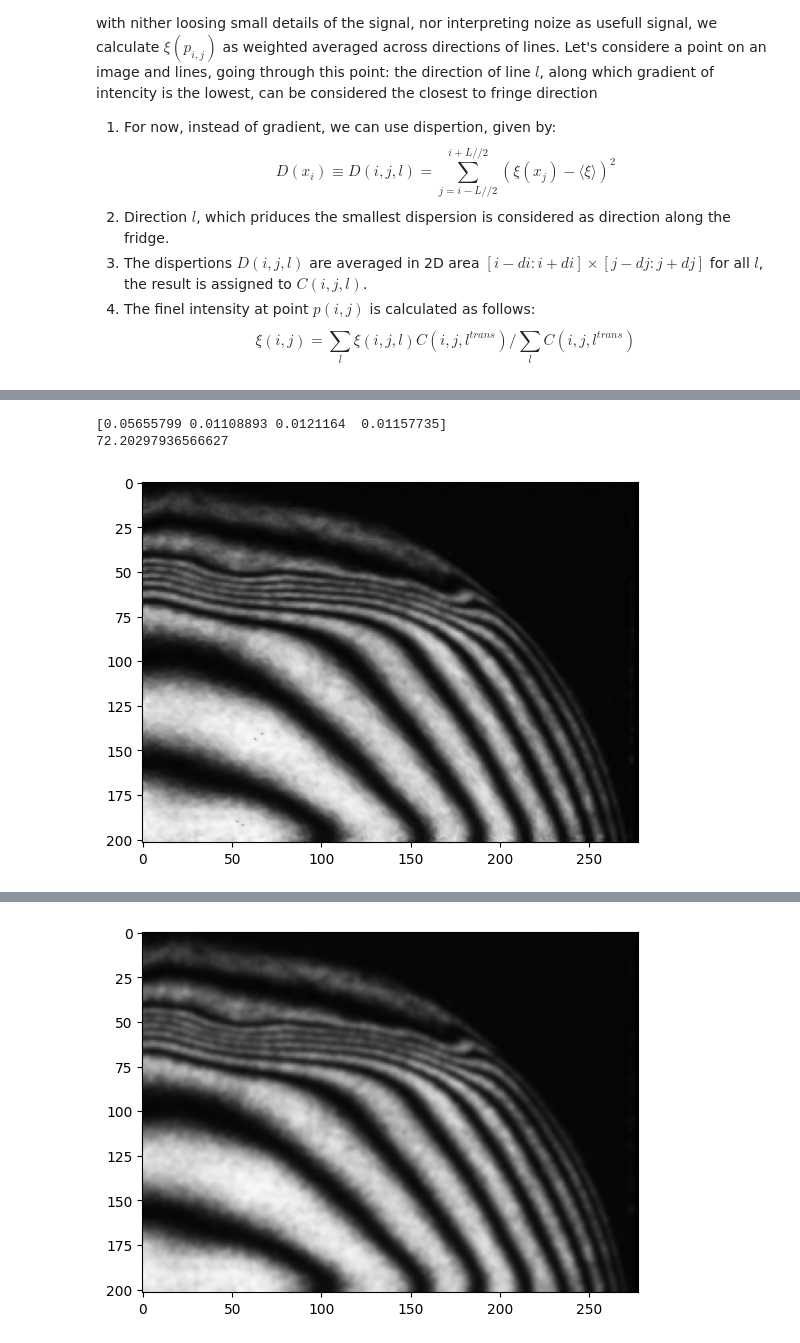
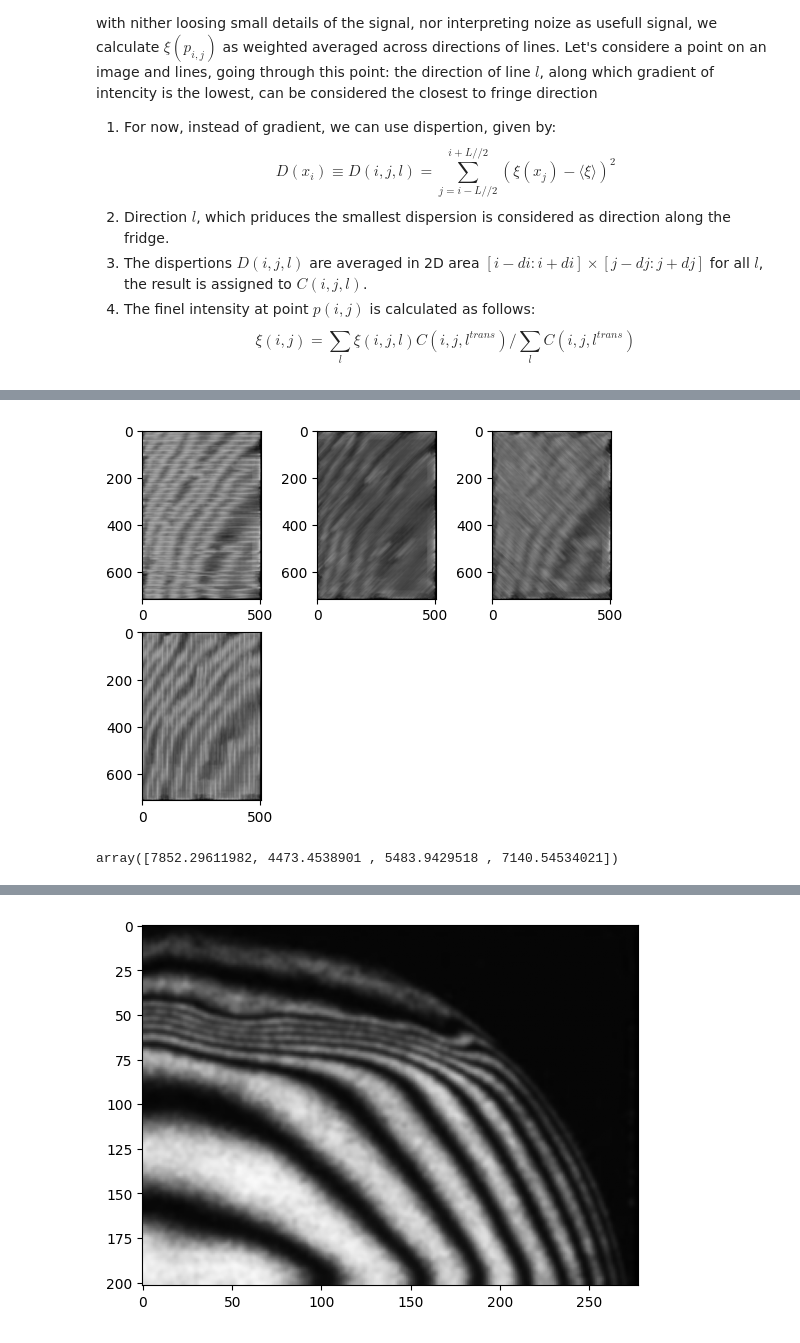
Before and after one commit to annamogo/DiplomaLISF, a Jupyter notebook: fringe_example/Gurov2006.ipynb, the cells around one changed output, grey strips where cells are left out. Drawn from its saved outputs; the diff is of its cells as text; code cells hidden in the pictures.

```diff
--- a/fringe_example/Gurov2006.ipynb
+++ b/fringe_example/Gurov2006.ipynb
@@ -302,13 +241,0 @@ for direction in directions:
-# %%
-img_dir_list = []
-plt.figure()
-
-for i, direction in enumerate(new_directions):
-
-    img_dir = direction.lines_to_img()
-    img_dir_list.append(img_dir)
-    plt.subplot(2,2,i+1)
-    plt.imshow(img_dir, cmap='gray', vmin=0, vmax=255)
-    print("angle {}: {}".format(direction.angle, img_dir[60,50]))
-
-plt.show()
@@ -321,34 +242,17 @@ angle 1.5707963267948966: 68.0
-# %%
-#img_finale = np.sum(np.array(img_c_list[::-1])*np.array(img_dir_list))/np.sum(np.array(img_c_list), axis=0)
-
-L = 7
-M = 7
-
-
-img_c_arr = np.array(img_c_list)
-img_dir_arr = np.array(img_dir_list)
-
-img_fin = np.zeros(img.shape)
-for y in range(img_fin.shape[0]):
-    for x in range(img_fin.shape[1]):
-        c_list_curr = img_c_arr[:,y,x]
-        c_list_rev = np.array([1/c if c>= 1/(L**2*M**2) else L**2*M**2 for c in c_list_curr])
-
-        img_dir_curr = img_dir_arr[:,y,x]
-        c_sum = np.sum(c_list_rev)
-
-        img_weighted = np.sum(c_list_rev*img_dir_curr)
-        img_fin[y,x] = img_weighted/c_sum
-        if (x, y) == (55, 60):
-            print(c_list_rev)
-            print(img_fin[y,x])
-
-
-
-plt.figure()
-plt.imshow(img_fin, cmap='gray', vmin=0, vmax=255)
-plt.show()
-# %% [output]
-[0.05655799 0.01108893 0.0121164  0.01157735]
-72.20297936566627
-[figure, removed]
+# %%
+my_disp = DispCoeffMulty(L=70,M=10)
+my_disp.line_list_dispertion(directions)
+my_disp.avg_line_list_dispertion()
+
+plt.figure()
+
+for i, c_img in enumerate(my_disp.d_arr_list):
+    plt.subplot(2,3,i+1)
+    plt.imshow(c_img/np.max(c_img)*255, cmap='gray')#, vmin=0, vmax=255)
+plt.show()
+# %% [output]
+[figure, added]
+# %%
+np.array(my_disp.c_arr_list)[:,100,100]
+# %% [output]
+array([7852.29611982, 4473.4538901 , 5483.9429518 , 7140.54534021])
```
Also changed, not shown: parts of 15 cells of this notebook, 3 other files.
